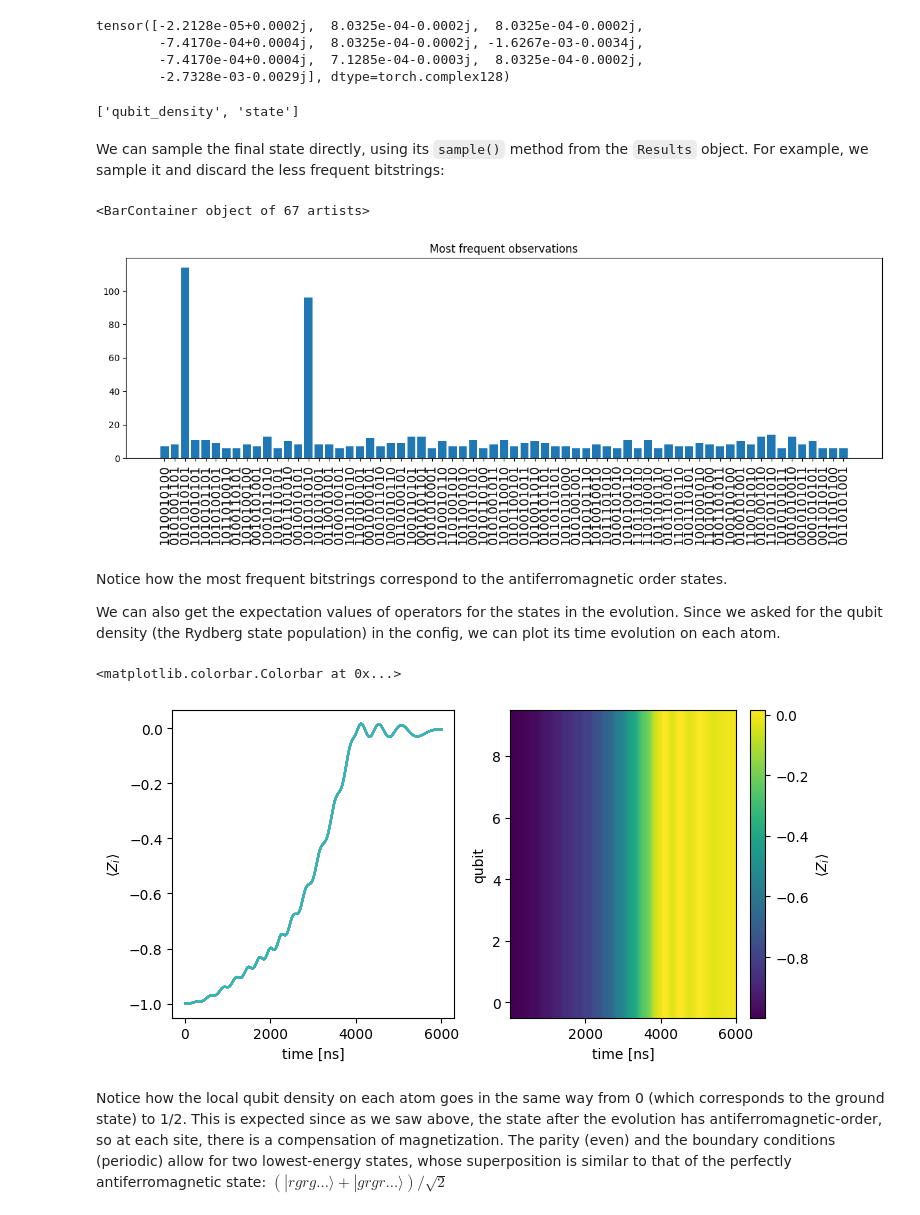
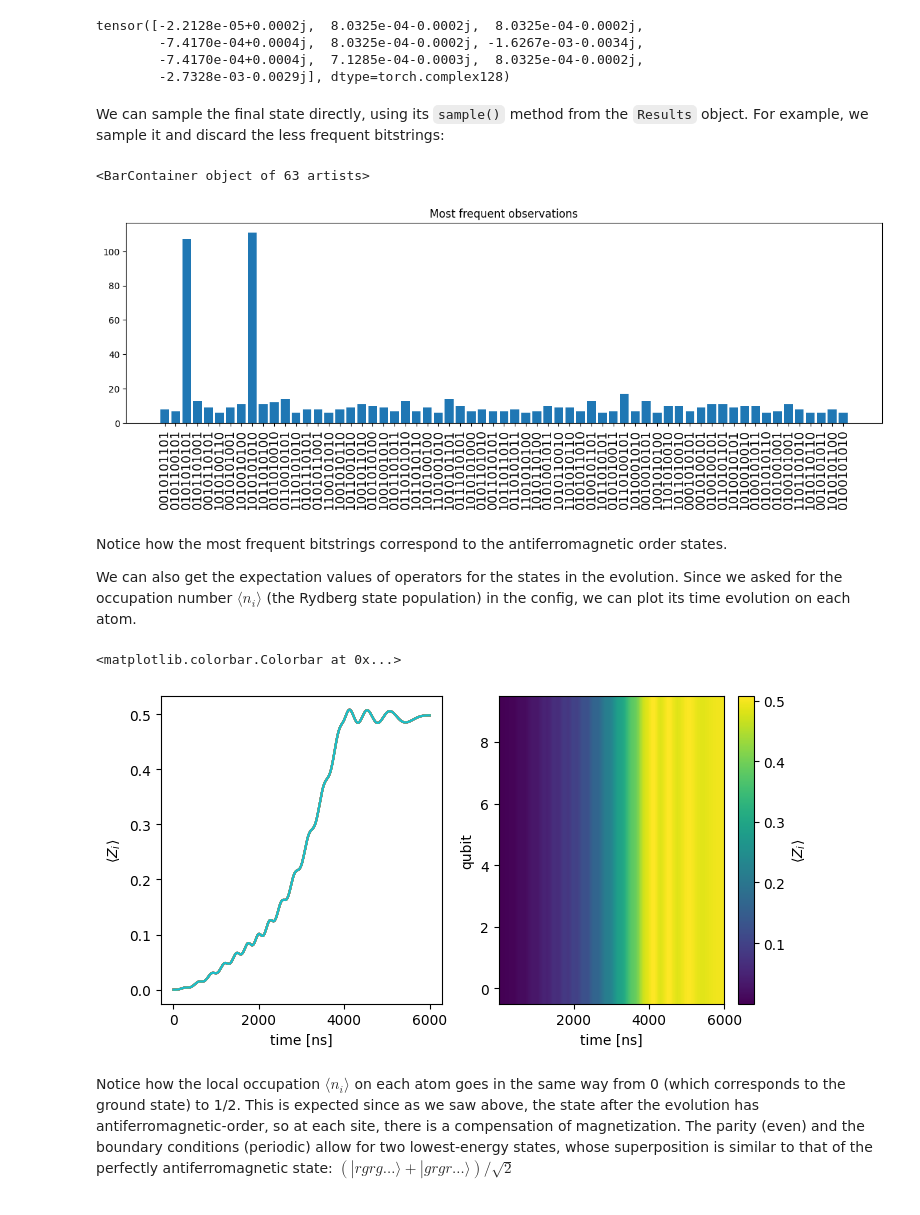
Before and after one commit to pasqal-io/emulators, a Jupyter notebook: docs/emu_sv/notebooks/getting_started.ipynb, the cells around one changed output. Cells and saved outputs as stored; diff of their text form; code cells hidden in the pictures.

Commit message:
notebook emu-sv getting started

```diff
--- a/docs/emu_sv/notebooks/getting_started.ipynb
+++ b/docs/emu_sv/notebooks/getting_started.ipynb
@@ -73,0 +75,13 @@ First, we initialize the state vector backend:
+# %%
+from emu_sv import StateResult, SVConfig, Occupation
+
+dt = 10  # timestep in ns
+seq_duration = seq.get_duration()
+
+eval_times = [t/seq_duration for t in range(dt, seq_duration + dt, dt)]
+final_time = eval_times[-1]
+
+density = Occupation(evaluation_times=eval_times)
+state = StateResult(evaluation_times=[final_time])  # get the state at final time
+
+config = SVConfig(dt=dt, observables = [density, state], log_level=2000)
@@ -74,3 +92,5 @@ First, we initialize the state vector backend:
 # %%
 from emu_sv import SVBackend
-bknd = SVBackend()
+
+bknd = SVBackend(seq, config=config)
+results = bknd.run()
@@ -80,12 +96,0 @@ In this example we chose the final state and the magnetization profile.
-# %%
-from emu_sv import StateResult, SVConfig, QubitDensity
-
-dt = 10  # timestep in ns
-seq_duration = seq.get_duration()
-
-eval_times = list(range(0, seq_duration + dt, dt))
-#magnetization  is given by -1+2*qubit_density
-density = QubitDensity(evaluation_times=eval_times, basis=("r","g"), nqubits=L)
-state = StateResult(evaluation_times=[seq_duration])
-
-config = SVConfig(dt=dt, observables = [density, state], log_level=2000)
@@ -94,5 +97,3 @@ To run the simulation we simply use the method `run()` of the backend, passing t
-# %%
-results = bknd.run(seq, config)
 # %% [markdown]
 ## 2. Using the `Results`
 
@@ -106,17 +108,14 @@ tensor([-2.2128e-05+0.0002j,  8.0325e-04-0.0002j,  8.0325e-04-0.0002j,
         -7.4170e-04+0.0004j,  8.0325e-04-0.0002j, -1.6267e-03-0.0034j,
         -7.4170e-04+0.0004j,  7.1285e-04-0.0003j,  8.0325e-04-0.0002j,
         -2.7328e-03-0.0029j], dtype=torch.complex128)
-# %%
-#getting the observables names
-results.get_result_names()
-# %% [output]
-['qubit_density', 'state']
 # %% [markdown]
 We can sample the final state directly, using its `sample()` method from the `Results` object.
 For example, we sample it and discard the less frequent bitstrings:
 # %%
-final_state = results["state"][seq_duration]
-counts = final_state.sample(1000)
+last_elem = -1
+final_state = results.state[last_elem]
+
+counts = final_state.sample(num_shots=1000)
 
 large_counts = {k: v for k, v in counts.items() if v > 5}
 
@@ -125,30 +124,32 @@ plt.xticks(rotation=90, fontsize=14)
 plt.title("Most frequent observations")
 plt.bar(large_counts.keys(), large_counts.values())
 # %% [output]
-<BarContainer object of 67 artists>
+<BarContainer object of 63 artists>
-[figure, old version]
+[figure, new version]
 # %% [markdown]
 Notice how the most frequent bitstrings correspond to the antiferromagnetic order states.
 
 We can also get the expectation values of operators for the states in the evolution.
-Since we asked for the qubit density (the Rydberg state population) in the config, we can plot its time evolution on each atom.
+Since we asked for the occupation number $\langle n_i \rangle$ (the Rydberg state population) in the config, we can plot its time evolution on each atom.
 # %%
-times = np.array(eval_times)
-mag = np.stack([-1.0+2.0*np.array(results["qubit_density"][t]) for t in eval_times[1:]], axis=1)
+times = np.array(eval_times)*seq.get_duration()
+#
+array_of_occup = [np.array(results.occupation[i])  for i, t in enumerate(times)]
+occup = np.stack(array_of_occup, axis=1)
 
 fig, axs = plt.subplots(1,2, figsize=(8,4))
 
 for i in range(L):
-    axs[0].plot(eval_times[1:], mag[i,:])
+    axs[0].plot(times[0:], occup[i,:])
 axs[0].set_xlabel("time [ns]")
-axs[0].set_ylabel(r"$\langle Z_i\rangle$")
+axs[0].set_ylabel(r"$\langle n_i\rangle$")
 
-pc = axs[1].pcolor(eval_times[1:], range(L), mag)
+pc = axs[1].pcolor(times, range(L), occup)
 axs[1].set_xlabel("time [ns]")
 axs[1].set_ylabel("qubit")
 fig.colorbar(pc, ax=axs[1], label = r"$\langle Z_i\rangle$")
 # %% [output]
 <matplotlib.colorbar.Colorbar at 0x...>
-[figure, old version]
+[figure, new version]
 # %% [markdown]
-Notice how the local qubit density on each atom goes in the same way from 0 (which corresponds to the ground state) to 1/2. This is expected since as we saw above, the state after the evolution has antiferromagnetic-order, so at each site, there is a compensation of magnetization. The parity (even) and the boundary conditions (periodic) allow for two lowest-energy states, whose superposition is similar to that of the perfectly antiferromagnetic state: $\left( |rgrg\dots\rangle+|grgr\dots\rangle \right)/\sqrt{2}$
+Notice how the local occupation $\langle n_i \rangle$ on each atom goes in the same way from 0 (which corresponds to the ground state) to 1/2. This is expected since as we saw above, the state after the evolution has antiferromagnetic-order, so at each site, there is a compensation of magnetization. The parity (even) and the boundary conditions (periodic) allow for two lowest-energy states, whose superposition is similar to that of the perfectly antiferromagnetic state: $\left( |rgrg\dots\rangle+|grgr\dots\rangle \right)/\sqrt{2}$
```
Also changed, not shown: parts of 6 cells of this notebook.
